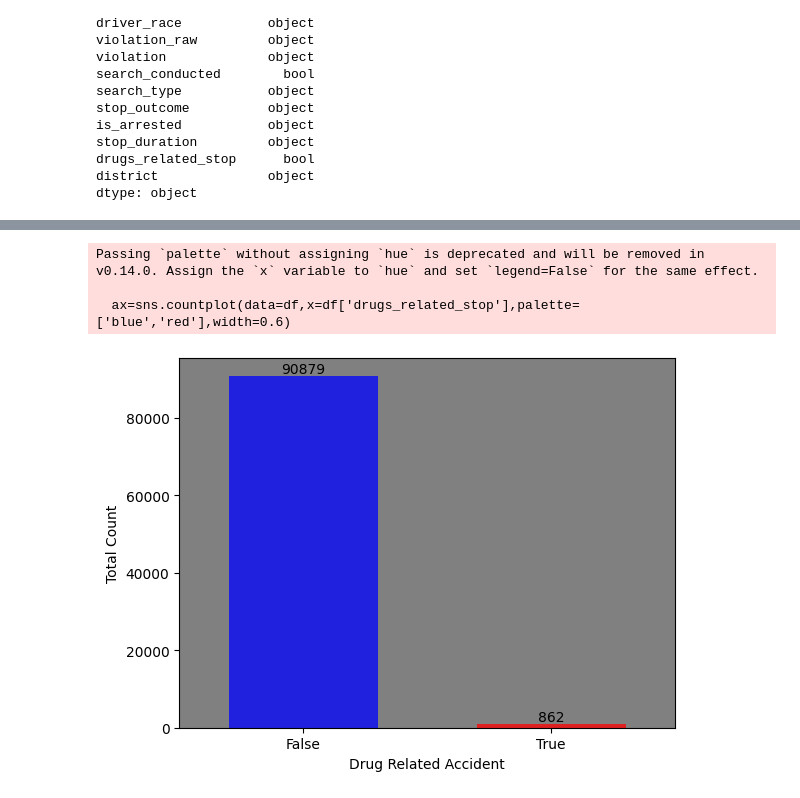
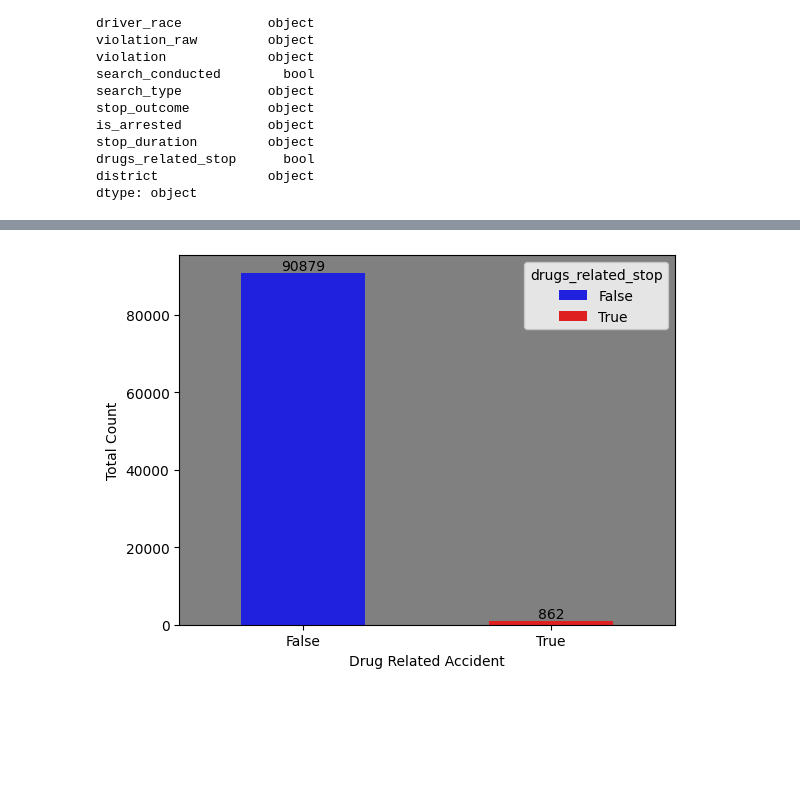
Before and after one commit to Hasnain-Sidd/Data-Science, a Jupyter notebook: Stanford_Open_Policing.ipynb, the cells around one changed output, grey strips where cells are left out. Cells and saved outputs as stored; diff of their text form; code cells hidden in the pictures; blank space fills up the shorter version.

```diff
--- a/Stanford_Open_Policing.ipynb
+++ b/Stanford_Open_Policing.ipynb
@@ -130,18 +127,15 @@ Passing `palette` without assigning `hue` is deprecated and will be removed in v
 # %%
 # Visualizing the number of accident occur due to Drugs
-ax=sns.countplot(data=df,x=df['drugs_related_stop'],palette=['blue','red'],width=0.6)
+ax=sns.countplot(data=df,x=df['drugs_related_stop'],hue=df['drugs_related_stop'],palette=['blue','red'],width=0.5)
 for num in ax.containers:
     ax.bar_label(num)
 
 plt.xlabel("Drug Related Accident")
 plt.ylabel("Total Count")
 ax.set_facecolor('gray')
 plt.show()
 # %% [output]
-Passing `palette` without assigning `hue` is deprecated and will be removed in v0.14.0. Assign the `x` variable to `hue` and set `legend=False` for the same effect.
-
-  ax=sns.countplot(data=df,x=df['drugs_related_stop'],palette=['blue','red'],width=0.6)
-[figure, old version]
+[figure, new version]
 # %%
 # Visualizing the Percentage  of accidents in every district by using the pie chart
 x=df['district'].value_counts()
```
Also changed, not shown: parts of 15 cells of this notebook.
